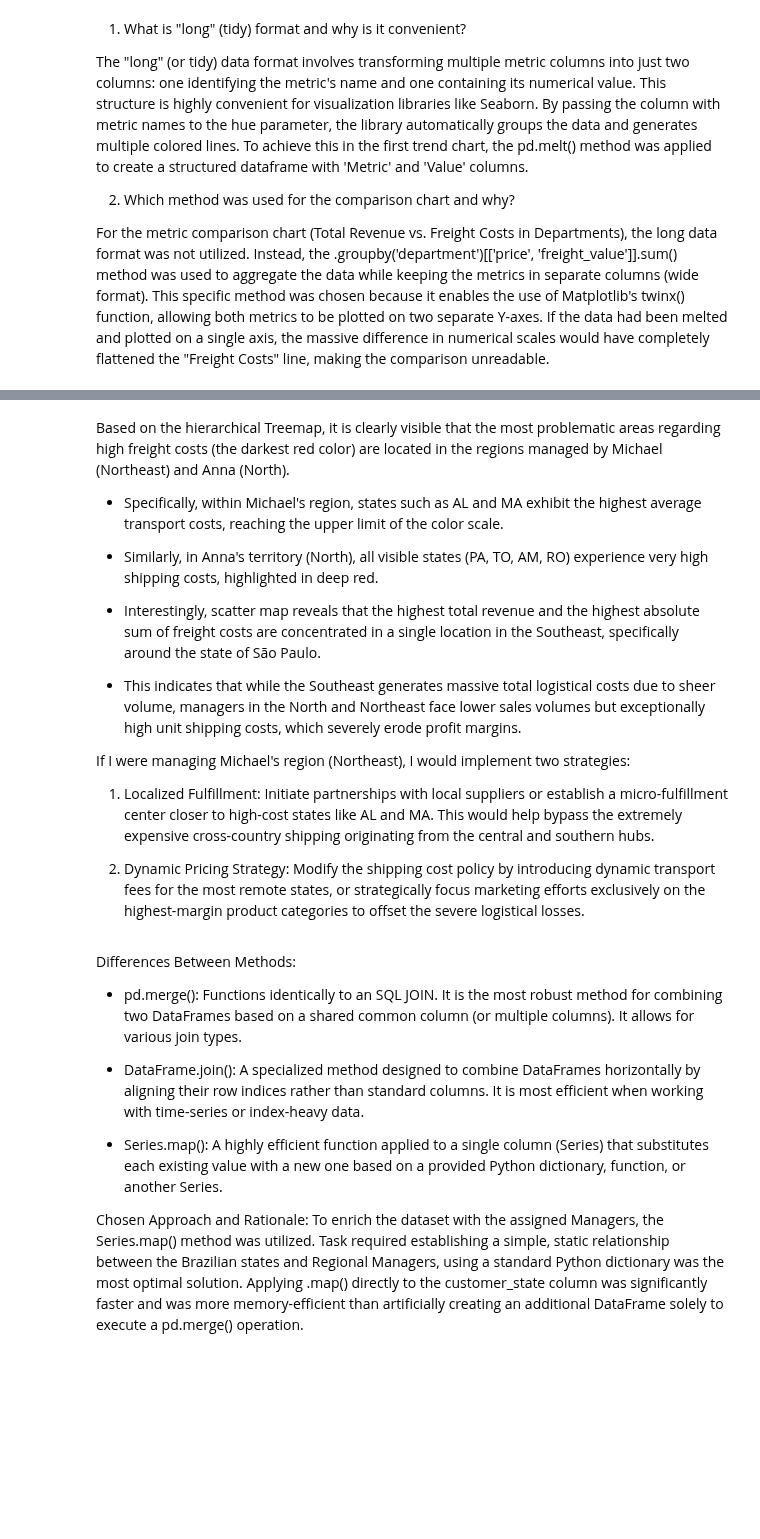
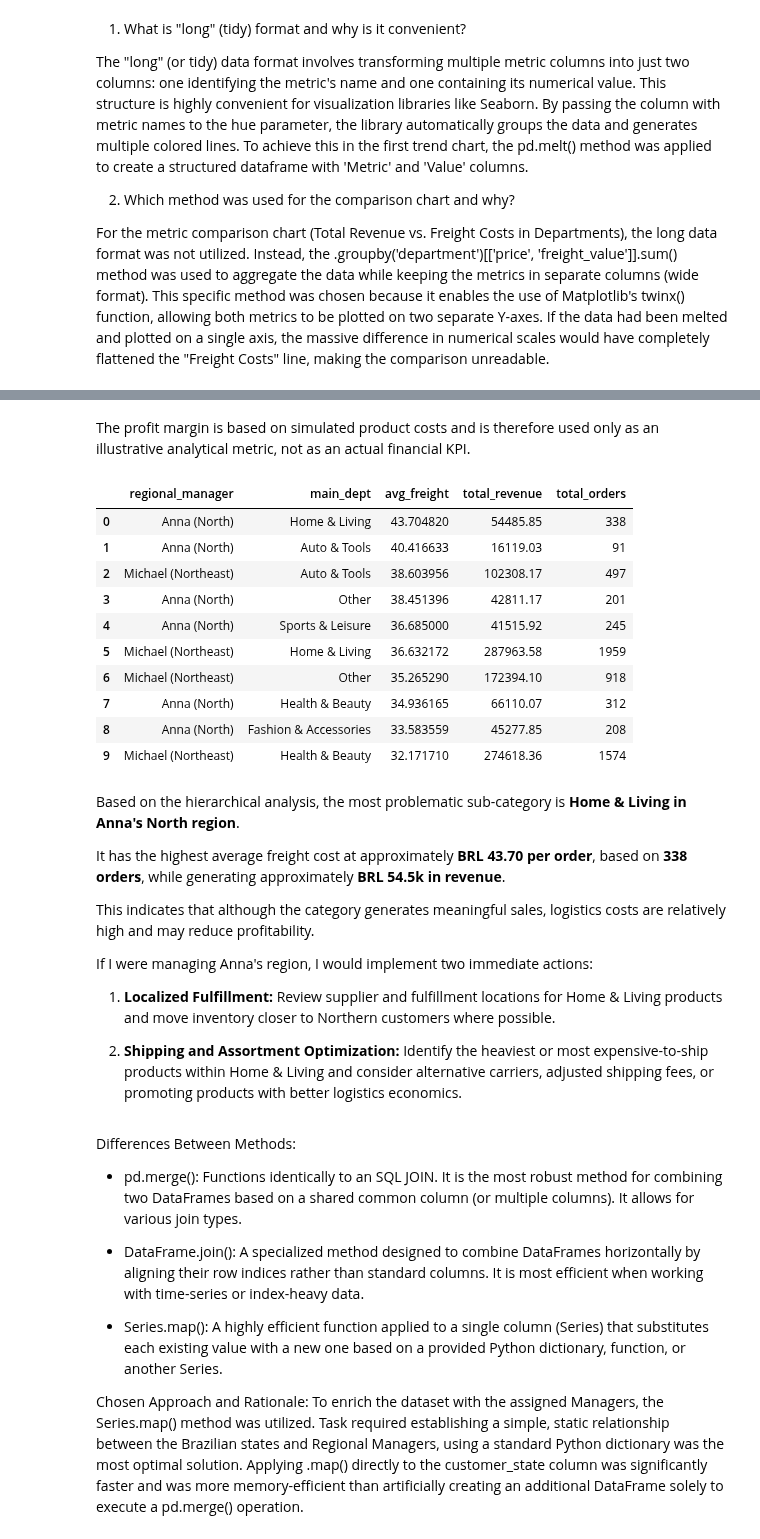
Before and after one commit to xChoina/InnowiseEnterpriseProjectSimulation, a Jupyter notebook: stage1/stage1.ipynb, the cells around one changed output, grey strips where cells are left out. Saved outputs shown, nothing was run; the diff lists cells and outputs as text; code cells hidden in the pictures; blank space fills up the shorter version.

```diff
--- a/stage1/stage1.ipynb
+++ b/stage1/stage1.ipynb
@@ -470,3 +497,5 @@ For the metric comparison chart (Total Revenue vs. Freight Costs in Departments)
+# %% [markdown]
+The profit margin is based on simulated product costs and is therefore used only as an illustrative analytical metric, not as an actual financial KPI.
 # %%
 unique_states = df['customer_state'].unique()
 geo = pd.read_csv('olist_geolocation_dataset.csv')
@@ -526,22 +555,39 @@ fig_tree.update_layout(
     paper_bgcolor='white'
 )
 fig_tree.show()
+# %%
+problematic_categories = (
+    df.groupby(['regional_manager', 'main_dept']).agg(
+        avg_freight=('freight_value','mean'),
+        total_revenue=('price','sum'),
+        total_orders=('order_id','nunique')
+    ).sort_values('avg_freight',ascending=False).reset_index()
+)
+display(problematic_categories.head(10))
+# %% [output]
+|  | regional_manager | main_dept | avg_freight | total_revenue | total_orders |
+| 0 | Anna (North) | Home & Living | 43.704820 | 54485.85 | 338 |
+| 1 | Anna (North) | Auto & Tools | 40.416633 | 16119.03 | 91 |
+| 2 | Michael (Northeast) | Auto & Tools | 38.603956 | 102308.17 | 497 |
+| 3 | Anna (North) | Other | 38.451396 | 42811.17 | 201 |
+| 4 | Anna (North) | Sports & Leisure | 36.685000 | 41515.92 | 245 |
+| 5 | Michael (Northeast) | Home & Living | 36.632172 | 287963.58 | 1959 |
+| 6 | Michael (Northeast) | Other | 35.265290 | 172394.10 | 918 |
+| 7 | Anna (North) | Health & Beauty | 34.936165 | 66110.07 | 312 |
+| 8 | Anna (North) | Fashion & Accessories | 33.583559 | 45277.85 | 208 |
+| 9 | Michael (Northeast) | Health & Beauty | 32.171710 | 274618.36 | 1574 |
 # %% [markdown]
-Based on the hierarchical Treemap, it is clearly visible that the most problematic areas regarding high freight costs (the darkest red color) are located in the regions managed by Michael (Northeast) and Anna (North).
+Based on the hierarchical analysis, the most problematic sub-category is **Home & Living in Anna's North region**.
 
-- Specifically, within Michael's region, states such as AL and MA exhibit the highest average transport costs, reaching the upper limit of the color scale.
+It has the highest average freight cost at approximately **BRL 43.70 per order**, based on **338 orders**, while generating approximately **BRL 54.5k in revenue**.
 
-- Similarly, in Anna's territory (North), all visible states (PA, TO, AM, RO) experience very high shipping costs, highlighted in deep red.
+This indicates that although the category generates meaningful sales, logistics costs are relatively high and may reduce profitability.
 
-- Interestingly, scatter map reveals that the highest total revenue and the highest absolute sum of freight costs are concentrated in a single location in the Southeast, specifically around the state of São Paulo.
+If I were managing Anna's region, I would implement two immediate actions:
 
-- This indicates that while the Southeast generates massive total logistical costs due to sheer volume, managers in the North and Northeast face lower sales volumes but exceptionally high unit shipping costs, which severely erode profit margins.
+1) **Localized Fulfillment:** Review supplier and fulfillment locations for Home & Living products and move inventory closer to Northern customers where possible.
 
-If I were managing Michael's region (Northeast), I would implement two strategies:
-
-1) Localized Fulfillment: Initiate partnerships with local suppliers or establish a micro-fulfillment center closer to high-cost states like AL and MA. This would help bypass the extremely expensive cross-country shipping originating from the central and southern hubs.
-
-2) Dynamic Pricing Strategy: Modify the shipping cost policy by introducing dynamic transport fees for the most remote states, or strategically focus marketing efforts exclusively on the highest-margin product categories to offset the severe logistical losses.
+2) **Shipping and Assortment Optimization:** Identify the heaviest or most expensive-to-ship products within Home & Living and consider alternative carriers, adjusted shipping fees, or promoting products with better logistics economics.
 # %% [markdown]
 Differences Between Methods:
 
```
Also changed, not shown: parts of 11 cells of this notebook.
